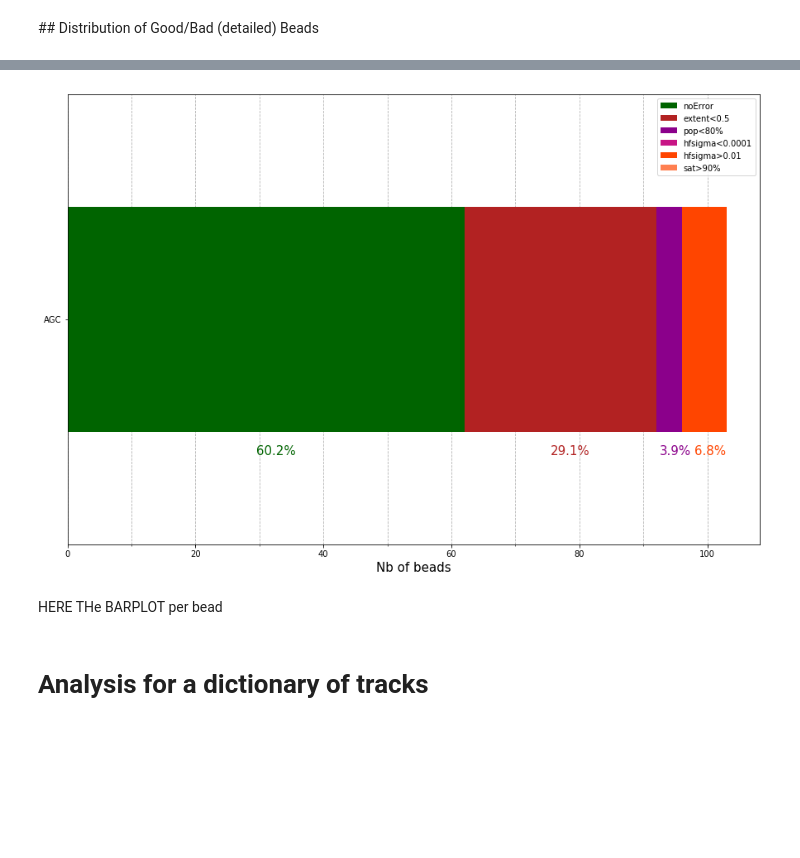
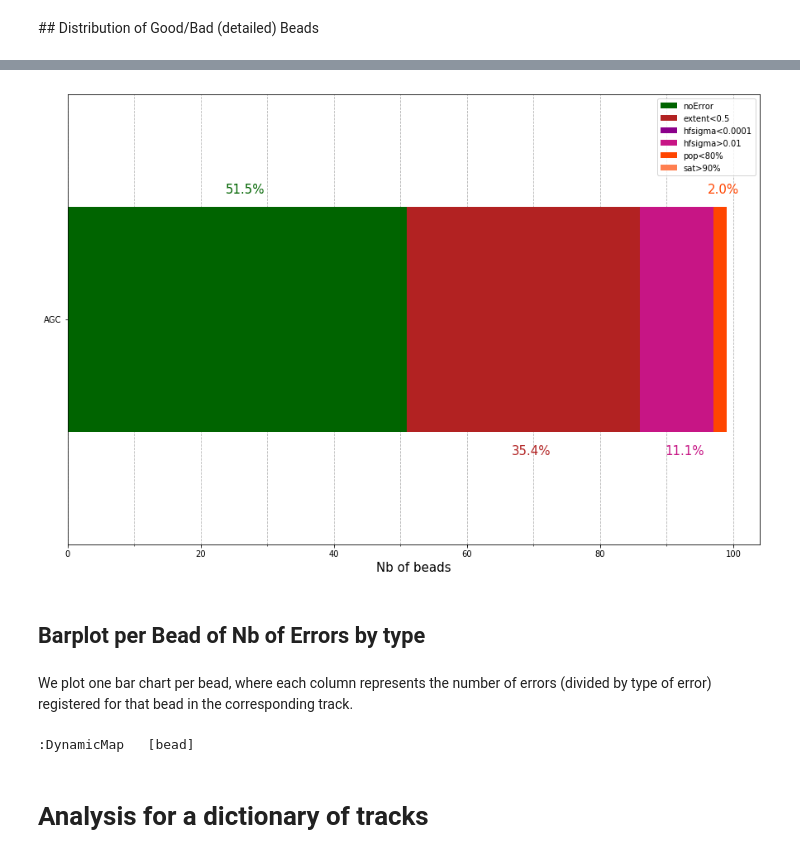
Before and after one commit to depixusgenome/trackanalysis, a Jupyter notebook: analyses/beadsquality.ipynb, the cells around one changed output, grey strips where cells are left out. Cells and saved outputs as stored; diff of their text form; code cells hidden in the pictures; blank space fills up the shorter version.

Commit message:
beadsquality first version all plots

```diff
--- a/analyses/beadsquality.ipynb
+++ b/analyses/beadsquality.ipynb
@@ -36,7 +37,9 @@ track.key = 'AGC'
 # %%
 #Load the tracks, put the path of the data folder
 #We can load .trk or .pk
-tracks = TracksDict("../../Documents/local_test_data/ssHP6_Sequencing_20171220//*.pk")
+#tracks = TracksDict("../../Documents/local_test_data/ssHP6_Sequencing_20171220//*.pk")
+tracks = TracksDict("../../Documents/local_test_data/tests/ssHP6_Sequencing_20171220/*/*.trk", match=".*_043_(\w\w\w)_.*")
+
 
 #the chronological order can be extracted from the .trk files
 tracks_original = TracksDict("/media/sandra/sirius/Andreas/ssHP6_Sequencing_20171220/*/*.trk", match=".*_043_(\w\w\w)_.*")
@@ -250,16 +262,17 @@ def resumeBeadsQuality(tracks,ordertracks=None):
 # %%
 df_resumeBeadsQuality_single = resumeBeadsQuality(track)
 # %%
-#Auxiliary function dfTypeError: outputs a dataframe columns are the tracks rows the beads
-#Each cell contains the status of the bead: noError, extent>0.5,...
+#Auxiliary function TypeError: outputs a dataframe columns are the tracks rows the beads,
+#each cell contains the status of the bead: noError, extent>0.5,...
 def typeError(df_resumeBeadsQuality,orderbeads,ordertracks):
     """
-    (DictTracks or single Track,list) -> pandas dataframe
-    Input: DictTracks or Track object and a list of the order of tracks (only necessary for DictTrack)
-    Output: dataframe of status of bead per track. The cell [bd,trk] is 0 if the bead bd is bad in track trk. The value of the cell is 1 if the bead is good.
+    (output from resumeBeadsQuality,list of int,list of str) -> pandas df
+    Input:  output from resumeBeadsQuality,
+            list of beads order,
+            list of tracks order
+    Output: dataframe of status of bead per track. The cell [bd,trk] is 0 contains the name of the most common error for bd in trk.
     Example:
-    resumeBeadsQuality(track)
-    resumeBeadsQuality(track,order_tracks_chrono)
+    typeError(df_resumeBeadsQuality_single,order_beads_normal_single,order_tracks_chrono_single)
     """
 
     df_resumeBeadsQuality = df_resumeBeadsQuality.assign(mostCommonError =df_resumeBeadsQuality.set_index(['bead','track']).idxmax(axis=1).values)
@@ -276,29 +289,35 @@ def typeError(df_resumeBeadsQuality,orderbeads,ordertracks):
 
     return aux
 # %%
-df_typeError_single = typeError(df_resumeBeadsQuality_single,order_beads_normal_single,order_tracks_chrono_single)
+df_typeError_single = typeError(df_resumeBeadsQuality_single,order_beads_best_single,order_tracks_chrono_single)
 # %%
+#Function barBeadsByType that outputs a stacked bar chart (pandas) with percentage beads by their status
 def barBeadsByType(df_typeerror_single,ordertracks):
+    """
+    (output of typeError,list of str)-> pandas stacked bar chart
+    Input: output from typeError for a single track,
+           list of tracks order
+    Output: stacked bar chart with the percentage of beads by their status
+    barBeadsByType(df_typeError_single,order_tracks_chrono_single)
+    """
 
     from matplotlib.ticker import MultipleLocator
     data_counts = df_typeerror_single[ordertracks[0]].value_counts()
-    data_counts_aux = data_counts
-    #print(data_counts.loc[['hfsigma<0.0001']])
 
-    dict_msg = {'noError':0,'extent<0.5':0,'pop<80%':0,'hfsigma<0.0001':0, 'hfsigma>0.01':0,'sat>90%':0}
+    dict_msg = {'noError':0, 'extent<0.5':0, 'hfsigma<0.0001':0, 'hfsigma>0.01':0, 'pop<80%':0, 'sat>90%':0}
     msg = [dict_msg]
     dict_aux = {'noError':0 if ('noError' in set(dict_msg.keys()).difference(data_counts.index) ) else data_counts.loc[['noError']].values[0] ,
                 'extent<0.5':0 if ('extent<0.5' in set(dict_msg.keys()).difference(data_counts.index) ) else data_counts.loc[['extent<0.5']].values[0],
-                'pop<80%':0 if ('pop<80%' in set(dict_msg.keys()).difference(data_counts.index) )  else data_counts.loc[['pop<80%']].values[0] ,
                 'hfsigma<0.0001':0 if ('hfsigma<0.0001' in set(dict_msg.keys()).difference(data_counts.index) ) else data_counts.loc[['hfsigma<0.0001']].values[0] ,
                 'hfsigma>0.01':0 if ('hfsigma>0.01' in set(dict_msg.keys()).difference(data_counts.index) ) else data_counts.loc[['hfsigma>0.01']].values[0] ,
+                'pop<80%':0 if ('pop<80%' in set(dict_msg.keys()).difference(data_counts.index) )  else data_counts.loc[['pop<80%']].values[0] ,
                 'sat>90%':0 if ('hfsigma<0.0001' in set(dict_msg.keys()).difference(data_counts.index) ) else data_counts.loc[['sat>90%']].values[0]
                }
     msg.append(dict_aux)
     del msg[0]
     msg = list(msg)
     msg = pd.DataFrame(msg)
-    msg = msg[['noError','extent<0.5','pop<80%','hfsigma<0.0001', 'hfsigma>0.01','sat>90%']]
+    msg = msg[['noError','extent<0.5','hfsigma<0.0001', 'hfsigma>0.01','pop<80%','sat>90%']]
     msg.index = ordertracks
 
     mycolors = [ "#006400","#B22222","#8B008B","#C71585", "#FF4500","#FF7F50"]
@@ -318,11 +337,12 @@ def barBeadsByType(df_typeerror_single,ordertracks):
     # set individual bar lables using above list
     acc = 0
     counter = 0
+    yshift = [-0.03, 0.55, -0.03, 0.55, -0.03, 0.55]
     for i in ax.patches:
         if  i.get_width()!=0:
             # get_width pulls left or right; get_y pushes up or down
             x = acc + i.get_width()/2
-            ax.text(x-1.5, i.get_y()+0.55, \
+            ax.text(x-1.8, i.get_y()+yshift[counter], \
                 str(round((i.get_width()/total)*100, 1))+'%', fontsize=15,
                 color=mycolors[counter])
             acc = acc + i.get_width()
@@ -338,9 +358,11 @@ def barBeadsByType(df_typeerror_single,ordertracks):
     ax.xaxis.grid(which='minor', color='black', linestyle='--', linewidth=0.8, alpha=0.3)
     return ax
 # %%
-myfig = barBeadsByType(df_typeError_single,order_tracks_chrono_single)
+barBeadsByType(df_typeError_single,order_tracks_chrono_single)
 plt.show()
 # %% [output]
-[figure, old version]
+[figure, new version]
-# %% [markdown]
-HERE THe BARPLOT per bead
+# %% [markdown]
+## Barplot per Bead of Nb of Errors by type
+# %% [markdown]
+We plot one bar chart per bead, where each column represents the number of errors (divided by type of error) registered for that bead in the corresponding track.
@@ -347,3 +497,8 @@ HERE THe BARPLOT per bead
+# %%
+hvbar_single = barBeads(track,df_dfGoodBadBeads_single,dfmsg_single,order_tracks_chrono_single,order_beads_normal_single)
+hvbar_single
+# %% [output]
+:DynamicMap   [bead]
 # %% [markdown]
 # Analysis for a dictionary of tracks
 # %% [markdown]
```
Also changed, not shown: parts of 24 cells of this notebook.
